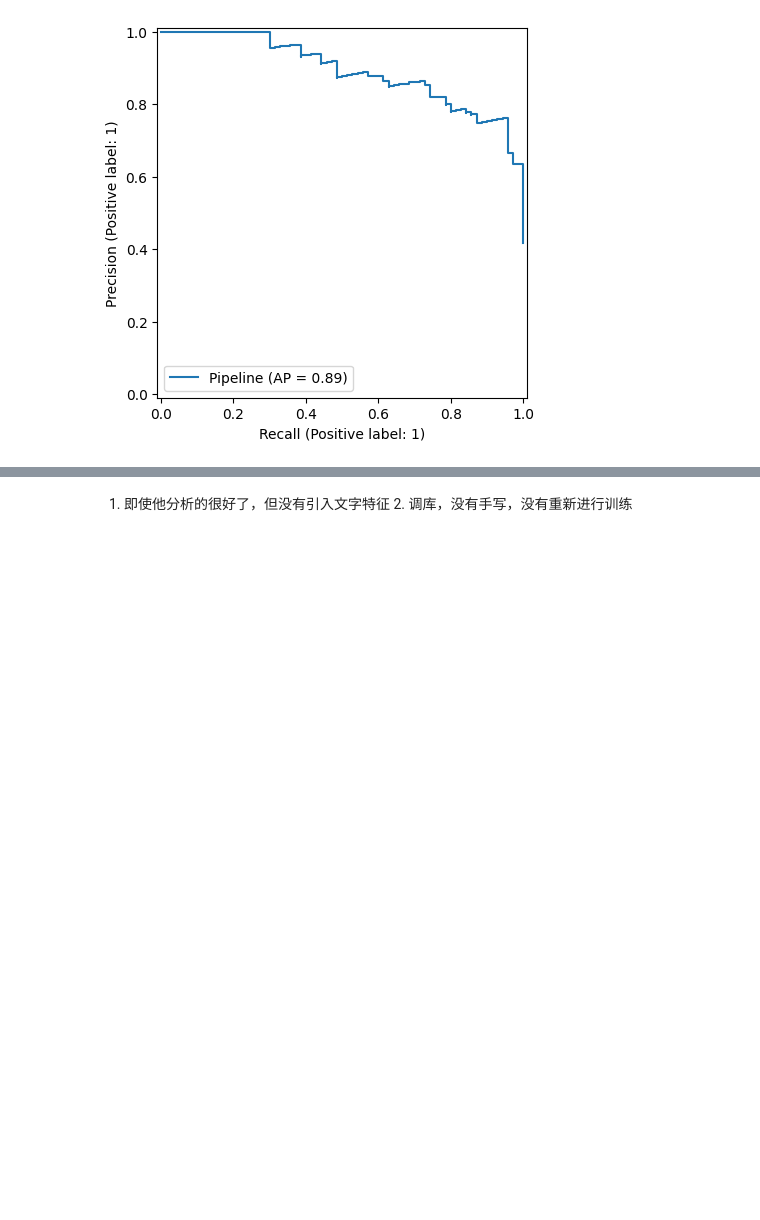
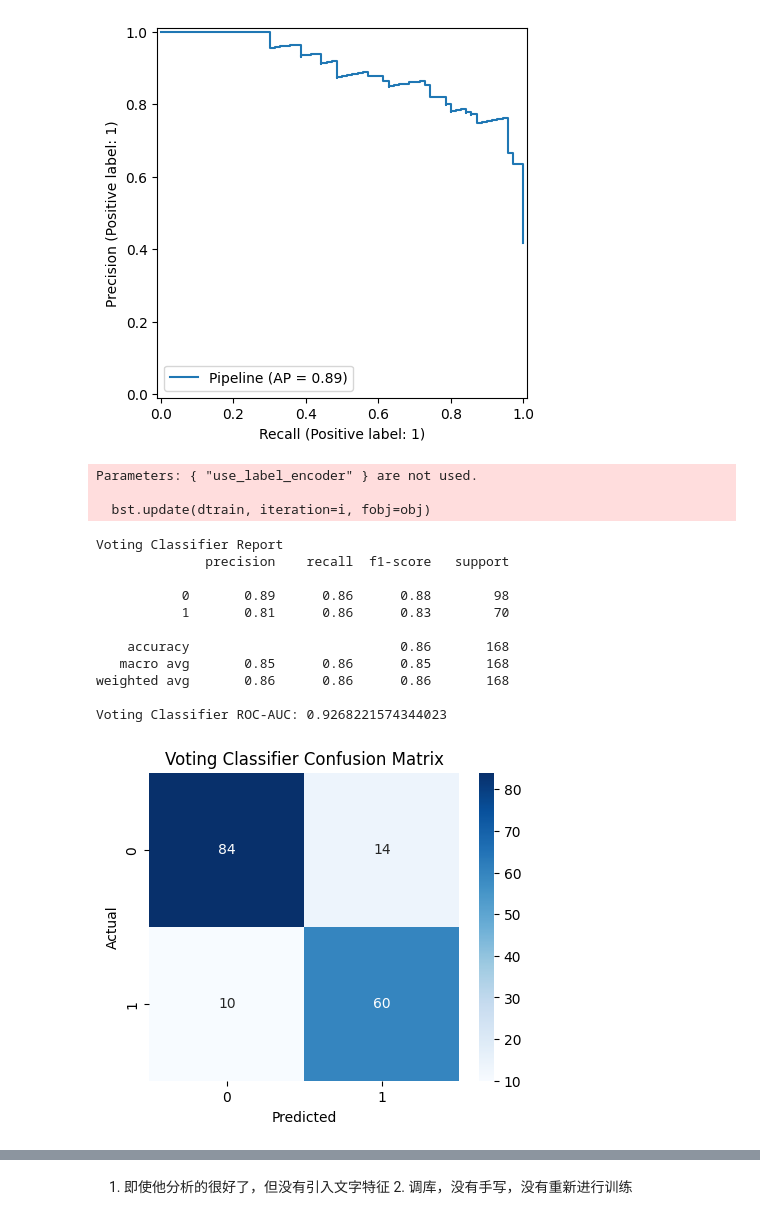
Before and after one commit to Qrfvhu/Phm5003-YuRuining, a Jupyter notebook: Yu_Ruining.ipynb, the cells around one changed output, grey strips where cells are left out. Drawn from its saved outputs; the diff is of its cells as text; code cells hidden in the pictures; blank space fills up the shorter version.

```diff
--- a/Yu_Ruining.ipynb
+++ b/Yu_Ruining.ipynb
@@ -356,3 +394,76 @@ Test ROC-AUC: 0.926457725947522
 [figure]
 [figure]
 [figure]
+# %%
+from sklearn.ensemble import VotingClassifier
+from sklearn.pipeline import Pipeline
+
+# ===============================
+# 1. 定义基础模型（与你之前相同）
+# ===============================
+models = [
+    ("lr", LogisticRegression(max_iter=500)),
+    ("rf", RandomForestClassifier()),
+    ("xgb", XGBClassifier(eval_metric="logloss", use_label_encoder=False)),
+    ("svc", SVC(probability=True))
+]
+
+# ===============================
+# 2. 构建 VotingClassifier
+# ===============================
+# soft 投票（根据预测概率加权平均），通常比 hard 投票更稳健
+voting_clf = VotingClassifier(estimators=models, voting="soft")
+
+# 将 VotingClassifier 放入 Pipeline 中
+voting_pipe = Pipeline([
+    ("preprocessor", preprocessor),  # 预处理器
+    ("voting_clf", voting_clf)
+])
+
+# ===============================
+# 3. 训练模型
+# ===============================
+voting_pipe.fit(X_train, y_train)
+
+# ===============================
+# 4. 预测与评估
+# ===============================
+y_pred = voting_pipe.predict(X_test)
+y_proba = voting_pipe.predict_proba(X_test)[:,1]
+
+from sklearn.metrics import classification_report, roc_auc_score, confusion_matrix
+import seaborn as sns
+import matplotlib.pyplot as plt
+
+# 分类报告
+print("Voting Classifier Report")
+print(classification_report(y_test, y_pred))
+
+# ROC-AUC
+roc_auc = roc_auc_score(y_test, y_proba)
+print("Voting Classifier ROC-AUC:", roc_auc)
+
+# 混淆矩阵
+cm = confusion_matrix(y_test, y_pred)
+plt.figure(figsize=(5,4))
+sns.heatmap(cm, annot=True, fmt="d", cmap="Blues")
+plt.xlabel("Predicted")
+plt.ylabel("Actual")
+plt.title("Voting Classifier Confusion Matrix")
+plt.show()
+# %% [output]
+Parameters: { "use_label_encoder" } are not used.
+
+  bst.update(dtrain, iteration=i, fobj=obj)
+Voting Classifier Report
+              precision    recall  f1-score   support
+
+           0       0.89      0.86      0.88        98
+           1       0.81      0.86      0.83        70
+
+    accuracy                           0.86       168
+   macro avg       0.85      0.86      0.85       168
+weighted avg       0.86      0.86      0.86       168
+
+Voting Classifier ROC-AUC: 0.9268221574344023
+[figure, added]
```
Also changed, not shown: parts of 16 cells of this notebook.
